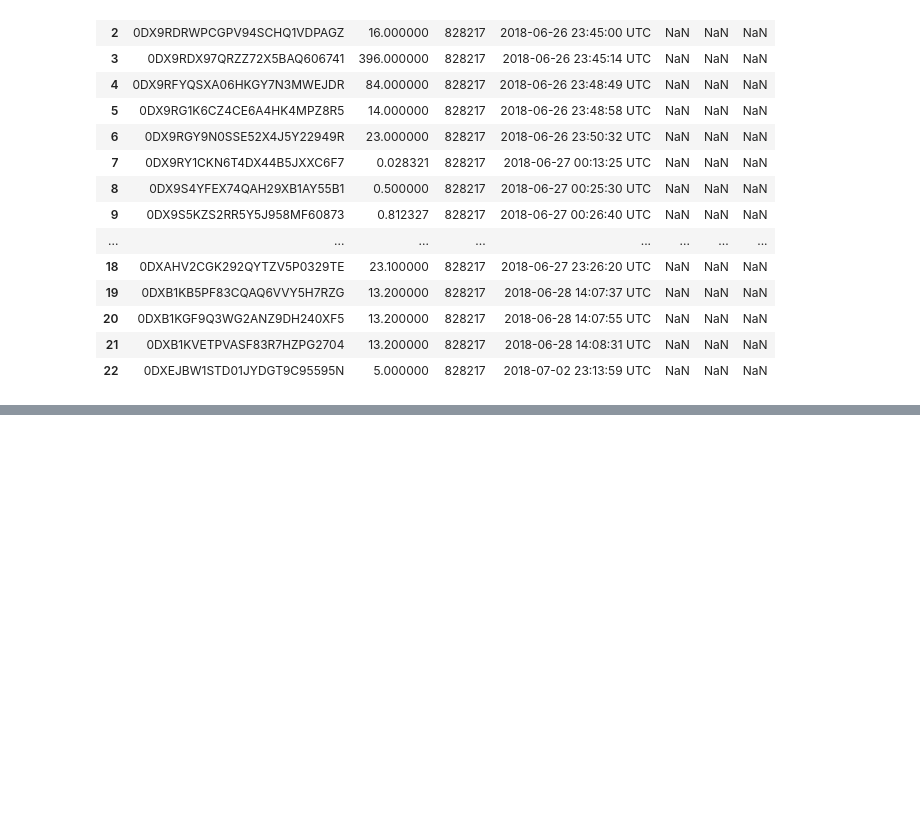
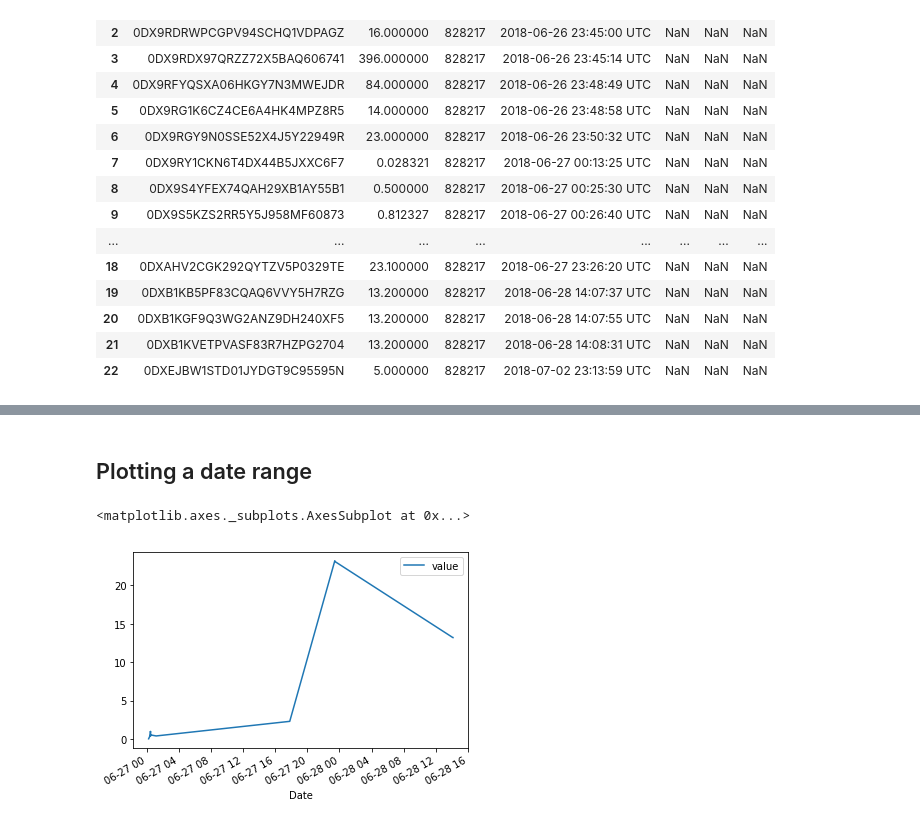
Before and after one commit to physcomp-iot-python/course-notebooks, a Jupyter notebook: data-analysis-adafruit-io/reading_adafruit_io.ipynb, the cells around one changed output, grey strips where cells are left out. Saved outputs shown, nothing was run; the diff lists cells and outputs as text; code cells hidden in the pictures; blank space fills up the shorter version.

```diff
--- a/data-analysis-adafruit-io/reading_adafruit_io.ipynb
+++ b/data-analysis-adafruit-io/reading_adafruit_io.ipynb
@@ -88,0 +59,7 @@ DatetimeIndex(['2018-06-26 23:20:07', '2018-06-26 23:26:40',
+# %% [markdown]
+## Plotting a date range
+# %%
+data['6/27/2018':'6/28/2018'].plot(y='value')
+# %% [output]
+<matplotlib.axes._subplots.AxesSubplot at 0x...>
+[figure, added]
```
Also changed, not shown: parts of 13 cells of this notebook.
